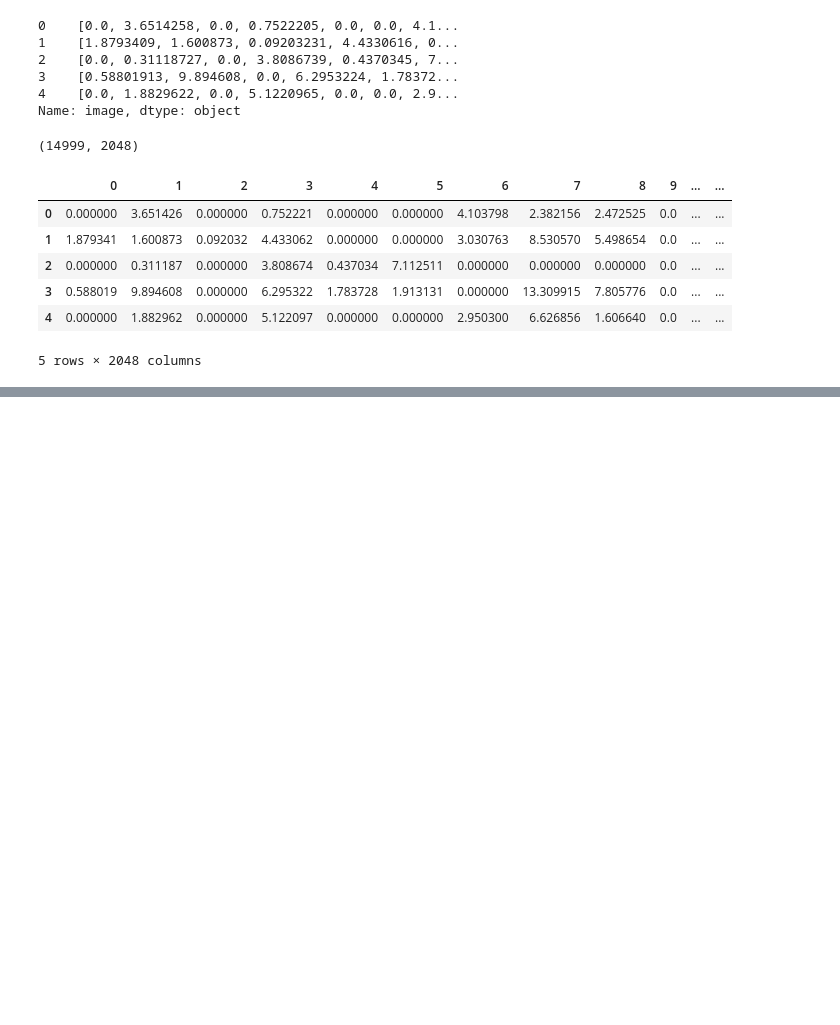
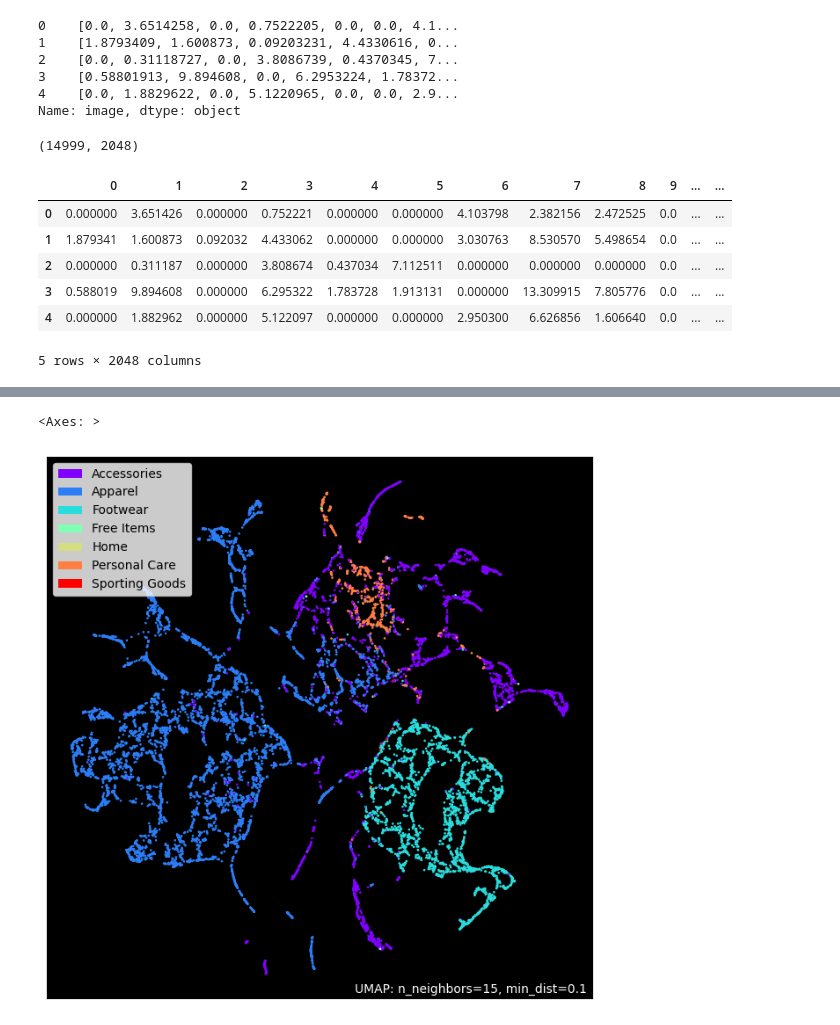
Before and after one commit to cyrinemejri/PPP, a Jupyter notebook: notebook/image-recommendation.ipynb, the cells around one changed output, grey strips where cells are left out. Cells and saved outputs as stored; diff of their text form; code cells hidden in the pictures; blank space fills up the shorter version.

```diff
--- a/notebook/image-recommendation.ipynb
+++ b/notebook/image-recommendation.ipynb
@@ -260,3 +260,20 @@ sparse_matrix = sparse.csr_matrix(df_embds.values)
 
 # Save the sparse matrix to a file
 sparse.save_npz('../data/sparse_matrix_df_embds_img.npz', sparse_matrix)
+# %%
+from sklearn.feature_extraction.text import TfidfVectorizer
+
+# Concatenate the text columns into a single column
+df['combined_text'] = [' '.join(row) for row in df[['gender', 'masterCategory', 'subCategory', 'articleType',
+                                                     'baseColour', 'season', 'year', 'usage',
+                                                     'productDisplayName']].values.astype(str)]
+
+
+# Initialize the TF-IDF vectorizer
+vectorizer = TfidfVectorizer()
+
+# Fit and transform the combined_text column
+tfidf_embeddings = vectorizer.fit_transform(df['combined_text'])
+
+# tfidf_embeddings is a sparse matrix containing the TF-IDF vectors
+tfidf_embeddings
@@ -262,0 +345,4 @@ sparse.save_npz('../data/sparse_matrix_df_embds_img.npz', sparse_matrix)
+# %%
+%%time
+tsne = TSNE(n_components=2, verbose=0, perplexity=40, n_iter=300)
+tsne_results = tsne.fit_transform(df_embds)
@@ -262,0 +352,9 @@ sparse.save_npz('../data/sparse_matrix_df_embds_img.npz', sparse_matrix)
+# %%
+df['tsne-2d-one'] = tsne_results[:,0]
+df['tsne-2d-two'] = tsne_results[:,1]
+import umap.plot
+mapper_org = umap.UMAP().fit(tsne_results)
+umap.plot.points(mapper_org, labels=df["masterCategory"], theme='fire')
+# %% [output]
+<Axes: >
+[figure, added]
```
Also changed, not shown: parts of 12 cells of this notebook, 1 other file.
